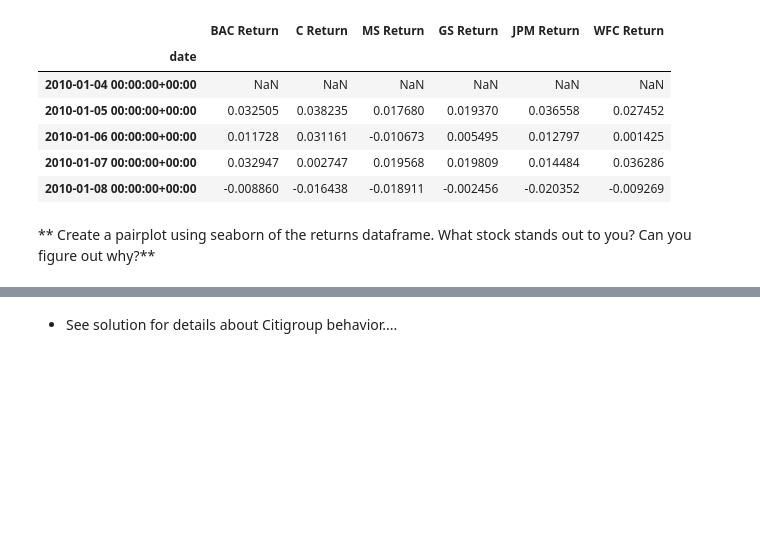
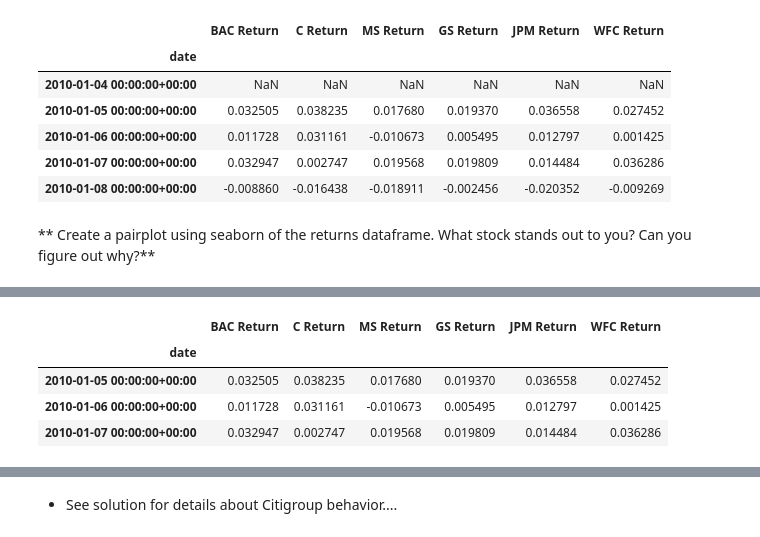
Before and after one commit to anbubsc2k14/Capstone-Project, a Jupyter notebook: Finance_Project.ipynb, the cells around one changed output, grey strips where cells are left out. Saved outputs shown, nothing was run; the diff lists cells and outputs as text; code cells hidden in the pictures; blank space fills up the shorter version.

```diff
--- a/Finance_Project.ipynb
+++ b/Finance_Project.ipynb
@@ -203,0 +200,8 @@ returns.head()
+# %%
+returns[1:].head(3)
+# %% [output]
+|  | BAC Return | C Return | MS Return | GS Return | JPM Return | WFC Return |
+| date |  |  |  |  |  |  |
+| 2010-01-05 00:00:00+00:00 | 0.032505 | 0.038235 | 0.017680 | 0.019370 | 0.036558 | 0.027452 |
+| 2010-01-06 00:00:00+00:00 | 0.011728 | 0.031161 | -0.010673 | 0.005495 | 0.012797 | 0.001425 |
+| 2010-01-07 00:00:00+00:00 | 0.032947 | 0.002747 | 0.019568 | 0.019809 | 0.014484 | 0.036286 |
```
Also changed, not shown: parts of 2 cells of this notebook.
